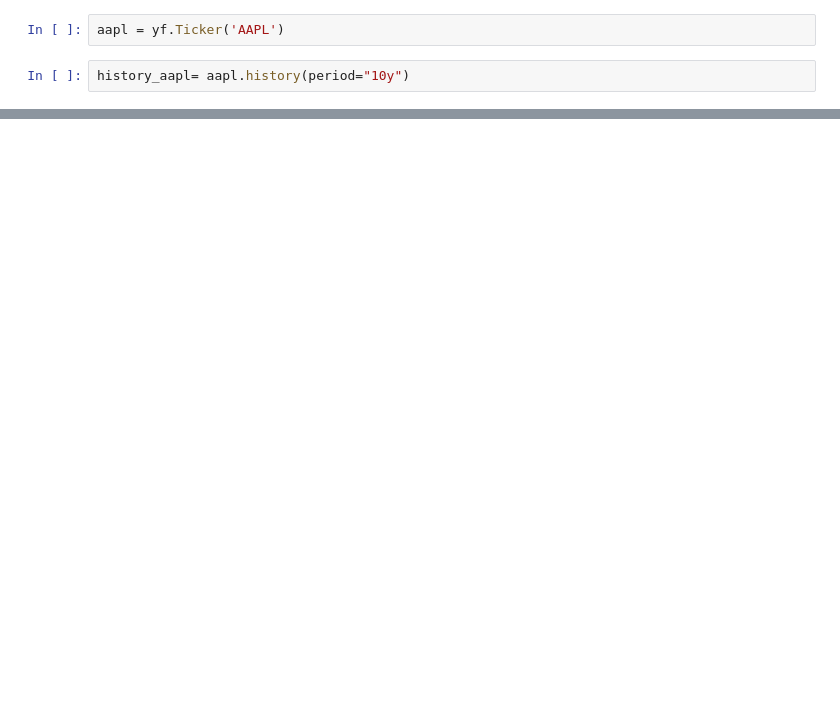
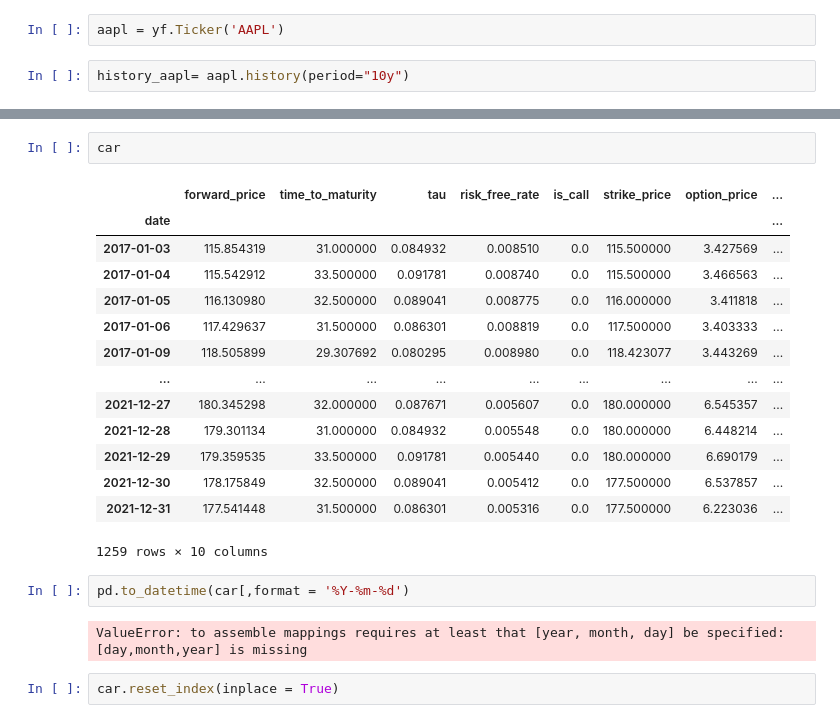
Before and after one commit to Ahmed-haji/ThesisProject, a Jupyter notebook: Jupyterlab/playground.ipynb, the cells around one changed output, grey strips where cells are left out. Drawn from its saved outputs; the diff is of its cells as text; blank space fills up the shorter version.

```diff
--- a/Jupyterlab/playground.ipynb
+++ b/Jupyterlab/playground.ipynb
@@ -40,0 +86,23 @@ history_aapl.loc['2017':'2021']
+# %%
+car
+# %% [output]
+|  | forward_price | time_to_maturity | tau | risk_free_rate | is_call | strike_price | option_price | ... |
+| date |  |  |  |  |  |  |  | ... |
+| 2017-01-03 | 115.854319 | 31.000000 | 0.084932 | 0.008510 | 0.0 | 115.500000 | 3.427569 | ... |
+| 2017-01-04 | 115.542912 | 33.500000 | 0.091781 | 0.008740 | 0.0 | 115.500000 | 3.466563 | ... |
+| 2017-01-05 | 116.130980 | 32.500000 | 0.089041 | 0.008775 | 0.0 | 116.000000 | 3.411818 | ... |
+| 2017-01-06 | 117.429637 | 31.500000 | 0.086301 | 0.008819 | 0.0 | 117.500000 | 3.403333 | ... |
+| 2017-01-09 | 118.505899 | 29.307692 | 0.080295 | 0.008980 | 0.0 | 118.423077 | 3.443269 | ... |
+| ... | ... | ... | ... | ... | ... | ... | ... | ... |
+| 2021-12-27 | 180.345298 | 32.000000 | 0.087671 | 0.005607 | 0.0 | 180.000000 | 6.545357 | ... |
+| 2021-12-28 | 179.301134 | 31.000000 | 0.084932 | 0.005548 | 0.0 | 180.000000 | 6.448214 | ... |
+| 2021-12-29 | 179.359535 | 33.500000 | 0.091781 | 0.005440 | 0.0 | 180.000000 | 6.690179 | ... |
+| 2021-12-30 | 178.175849 | 32.500000 | 0.089041 | 0.005412 | 0.0 | 177.500000 | 6.537857 | ... |
+| 2021-12-31 | 177.541448 | 31.500000 | 0.086301 | 0.005316 | 0.0 | 177.500000 | 6.223036 | ... |
+1259 rows × 10 columns
+# %%
+pd.to_datetime(car[,format = '%Y-%m-%d')
+# %% [output]
+ValueError: to assemble mappings requires at least that [year, month, day] be specified: [day,month,year] is missing
+# %%
+car.reset_index(inplace = True)
```
Also changed, not shown: parts of 15 cells of this notebook.
